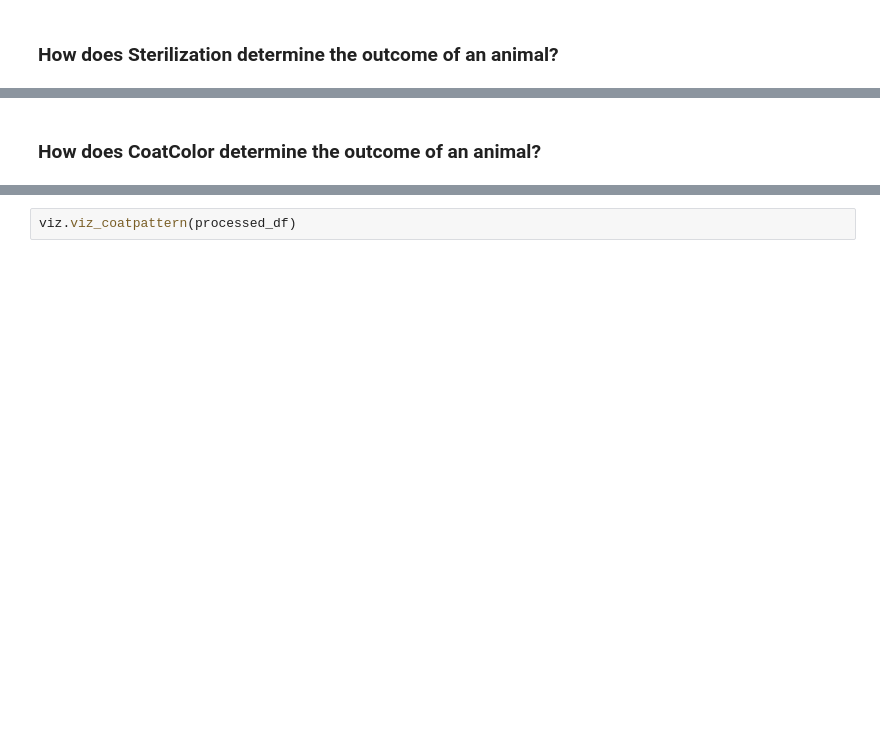
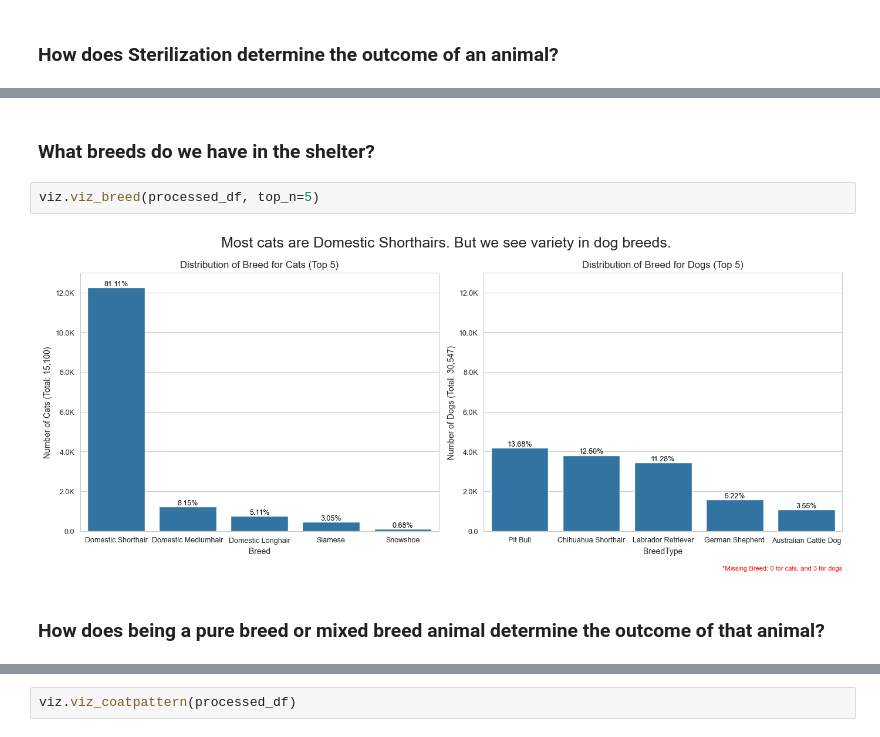
Before and after one commit to sandeepsanyal/Shelter-Animal-Outcomes, a Jupyter notebook: notebooks/exploratory_analysis.ipynb, the cells around one changed output, grey strips where cells are left out. Cells and saved outputs as stored; diff of their text form; blank space fills up the shorter version.

```diff
--- a/notebooks/exploratory_analysis.ipynb
+++ b/notebooks/exploratory_analysis.ipynb
@@ -76,2 +76,8 @@ viz.viz_sterilization(processed_df)
+# %% [markdown]
+### What breeds do we have in the shelter?
+# %%
+viz.viz_breed(processed_df, top_n=5)
+# %% [output]
+[figure, added]
 # %% [markdown]
-### How does CoatColor determine the outcome of an animal?
+### How does being a pure breed or mixed breed animal determine the outcome of that animal?
```
Also changed, not shown: parts of 10 cells of this notebook, 2 other files.
